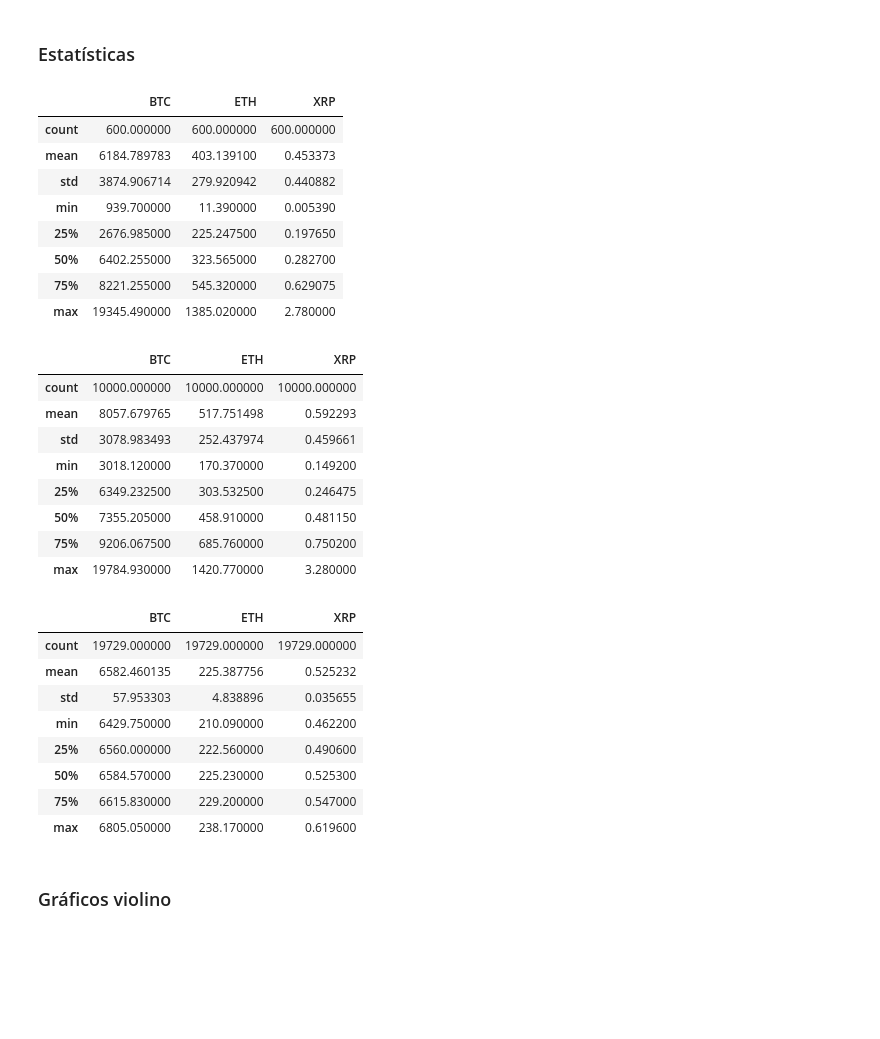
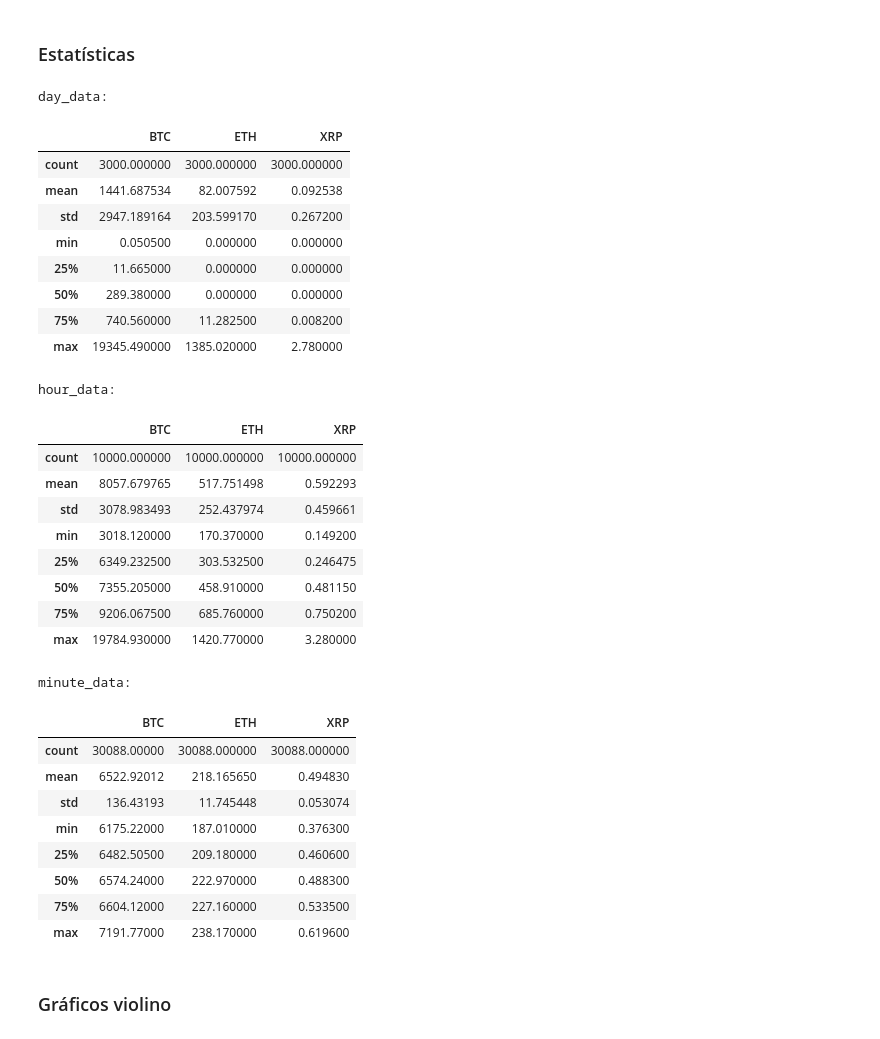
Before and after one commit to arturlfsouza/algotrading_pitch, a Jupyter notebook: pitch.ipynb, the cells around one changed output. Cells and saved outputs as stored; diff of their text form; code cells hidden in the pictures; blank space fills up the shorter version.

```diff
--- a/pitch.ipynb
+++ b/pitch.ipynb
@@ -128,41 +127,43 @@ for i in range(0, len(minute_data), 1440):
 # %% [markdown]
 ### Estatísticas
-# %%
-day_data_window[['BTC', 'ETH', 'XRP']].describe()
-# %% [output]
-|  | BTC | ETH | XRP |
-| count | 600.000000 | 600.000000 | 600.000000 |
-| mean | 6184.789783 | 403.139100 | 0.453373 |
-| std | 3874.906714 | 279.920942 | 0.440882 |
-| min | 939.700000 | 11.390000 | 0.005390 |
-| 25% | 2676.985000 | 225.247500 | 0.197650 |
-| 50% | 6402.255000 | 323.565000 | 0.282700 |
-| 75% | 8221.255000 | 545.320000 | 0.629075 |
-| max | 19345.490000 | 1385.020000 | 2.780000 |
-# %%
-hour_data[['BTC', 'ETH', 'XRP']].describe()
-# %% [output]
-|  | BTC | ETH | XRP |
-| count | 10000.000000 | 10000.000000 | 10000.000000 |
-| mean | 8057.679765 | 517.751498 | 0.592293 |
-| std | 3078.983493 | 252.437974 | 0.459661 |
-| min | 3018.120000 | 170.370000 | 0.149200 |
-| 25% | 6349.232500 | 303.532500 | 0.246475 |
-| 50% | 7355.205000 | 458.910000 | 0.481150 |
-| 75% | 9206.067500 | 685.760000 | 0.750200 |
-| max | 19784.930000 | 1420.770000 | 3.280000 |
-# %%
-minute_data[['BTC', 'ETH', 'XRP']].describe()
-# %% [output]
-|  | BTC | ETH | XRP |
-| count | 19729.000000 | 19729.000000 | 19729.000000 |
-| mean | 6582.460135 | 225.387756 | 0.525232 |
-| std | 57.953303 | 4.838896 | 0.035655 |
-| min | 6429.750000 | 210.090000 | 0.462200 |
-| 25% | 6560.000000 | 222.560000 | 0.490600 |
-| 50% | 6584.570000 | 225.230000 | 0.525300 |
-| 75% | 6615.830000 | 229.200000 | 0.547000 |
-| max | 6805.050000 | 238.170000 | 0.619600 |
+# %%
+print('\nday_data:')
+display(day_data[['BTC', 'ETH', 'XRP']].describe())
+print('\nhour_data:')
+display(hour_data[['BTC', 'ETH', 'XRP']].describe())
+print('\nminute_data:')
+display(minute_data[['BTC', 'ETH', 'XRP']].describe())
+# %% [output]
+day_data:
+|  | BTC | ETH | XRP |
+| count | 3000.000000 | 3000.000000 | 3000.000000 |
+| mean | 1441.687534 | 82.007592 | 0.092538 |
+| std | 2947.189164 | 203.599170 | 0.267200 |
+| min | 0.050500 | 0.000000 | 0.000000 |
+| 25% | 11.665000 | 0.000000 | 0.000000 |
+| 50% | 289.380000 | 0.000000 | 0.000000 |
+| 75% | 740.560000 | 11.282500 | 0.008200 |
+| max | 19345.490000 | 1385.020000 | 2.780000 |
+hour_data:
+|  | BTC | ETH | XRP |
+| count | 10000.000000 | 10000.000000 | 10000.000000 |
+| mean | 8057.679765 | 517.751498 | 0.592293 |
+| std | 3078.983493 | 252.437974 | 0.459661 |
+| min | 3018.120000 | 170.370000 | 0.149200 |
+| 25% | 6349.232500 | 303.532500 | 0.246475 |
+| 50% | 7355.205000 | 458.910000 | 0.481150 |
+| 75% | 9206.067500 | 685.760000 | 0.750200 |
+| max | 19784.930000 | 1420.770000 | 3.280000 |
+minute_data:
+|  | BTC | ETH | XRP |
+| count | 30088.00000 | 30088.000000 | 30088.000000 |
+| mean | 6522.92012 | 218.165650 | 0.494830 |
+| std | 136.43193 | 11.745448 | 0.053074 |
+| min | 6175.22000 | 187.010000 | 0.376300 |
+| 25% | 6482.50500 | 209.180000 | 0.460600 |
+| 50% | 6574.24000 | 222.970000 | 0.488300 |
+| 75% | 6604.12000 | 227.160000 | 0.533500 |
+| max | 7191.77000 | 238.170000 | 0.619600 |
 # %% [markdown]
 ### Gráficos violino
 # %%
```
Also changed, not shown: parts of 7 cells of this notebook, 1 other file.
